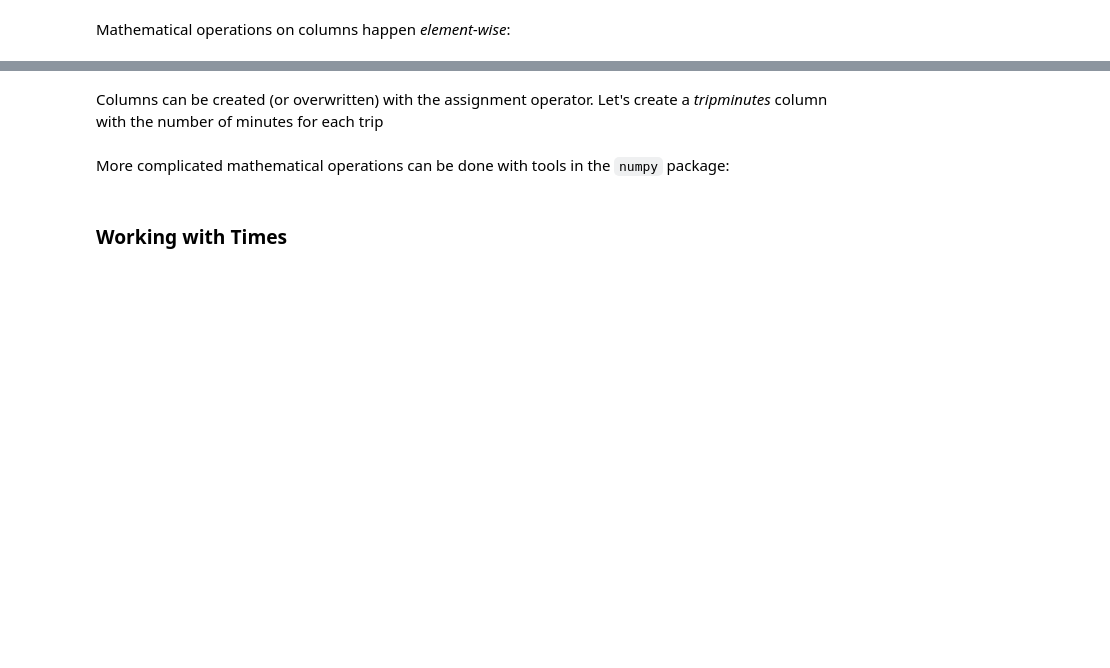
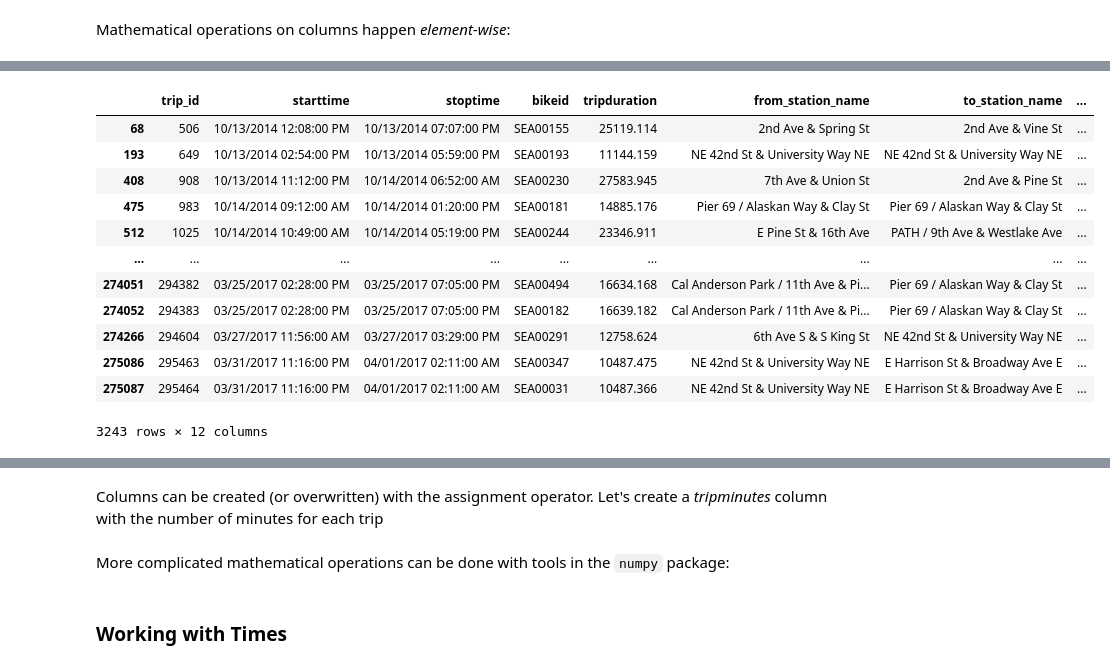
Before and after one commit to UWSEDS/LectureNotes, a Jupyter notebook: week_2/data_manipulation/numpy_pandas.ipynb, the cells around one changed output, grey strips where cells are left out. Saved outputs shown, nothing was run; the diff lists cells and outputs as text; code cells hidden in the pictures; blank space fills up the shorter version.

```diff
--- a/week_2/data_manipulation/numpy_pandas.ipynb
+++ b/week_2/data_manipulation/numpy_pandas.ipynb
@@ -192,5 +379,21 @@ df.loc[[0,1],:]
 # %%
 df_long_trips = df[df['tripduration'] >10000]
+# %%
+df_long_trips
+# %% [output]
+|  | trip_id | starttime | stoptime | bikeid | tripduration | from_station_name | to_station_name | ... |
+| 68 | 506 | 10/13/2014 12:08:00 PM | 10/13/2014 07:07:00 PM | SEA00155 | 25119.114 | 2nd Ave & Spring St | 2nd Ave & Vine St | ... |
+| 193 | 649 | 10/13/2014 02:54:00 PM | 10/13/2014 05:59:00 PM | SEA00193 | 11144.159 | NE 42nd St & University Way NE | NE 42nd St & University Way NE | ... |
+| 408 | 908 | 10/13/2014 11:12:00 PM | 10/14/2014 06:52:00 AM | SEA00230 | 27583.945 | 7th Ave & Union St | 2nd Ave & Pine St | ... |
+| 475 | 983 | 10/14/2014 09:12:00 AM | 10/14/2014 01:20:00 PM | SEA00181 | 14885.176 | Pier 69 / Alaskan Way & Clay St | Pier 69 / Alaskan Way & Clay St | ... |
+| 512 | 1025 | 10/14/2014 10:49:00 AM | 10/14/2014 05:19:00 PM | SEA00244 | 23346.911 | E Pine St & 16th Ave | PATH / 9th Ave & Westlake Ave | ... |
+| ... | ... | ... | ... | ... | ... | ... | ... | ... |
+| 274051 | 294382 | 03/25/2017 02:28:00 PM | 03/25/2017 07:05:00 PM | SEA00494 | 16634.168 | Cal Anderson Park / 11th Ave & Pi... | Pier 69 / Alaskan Way & Clay St | ... |
+| 274052 | 294383 | 03/25/2017 02:28:00 PM | 03/25/2017 07:05:00 PM | SEA00182 | 16639.182 | Cal Anderson Park / 11th Ave & Pi... | Pier 69 / Alaskan Way & Clay St | ... |
+| 274266 | 294604 | 03/27/2017 11:56:00 AM | 03/27/2017 03:29:00 PM | SEA00291 | 12758.624 | 6th Ave S & S King St | NE 42nd St & University Way NE | ... |
+| 275086 | 295463 | 03/31/2017 11:16:00 PM | 04/01/2017 02:11:00 AM | SEA00347 | 10487.475 | NE 42nd St & University Way NE | E Harrison St & Broadway Ave E | ... |
+| 275087 | 295464 | 03/31/2017 11:16:00 PM | 04/01/2017 02:11:00 AM | SEA00031 | 10487.366 | NE 42nd St & University Way NE | E Harrison St & Broadway Ave E | ... |
+3243 rows × 12 columns
 # %%
 sel = df['tripduration'] > 10000
 df_long_trips = df[sel]
```
Also changed, not shown: parts of 62 cells of this notebook, 1 other file.
